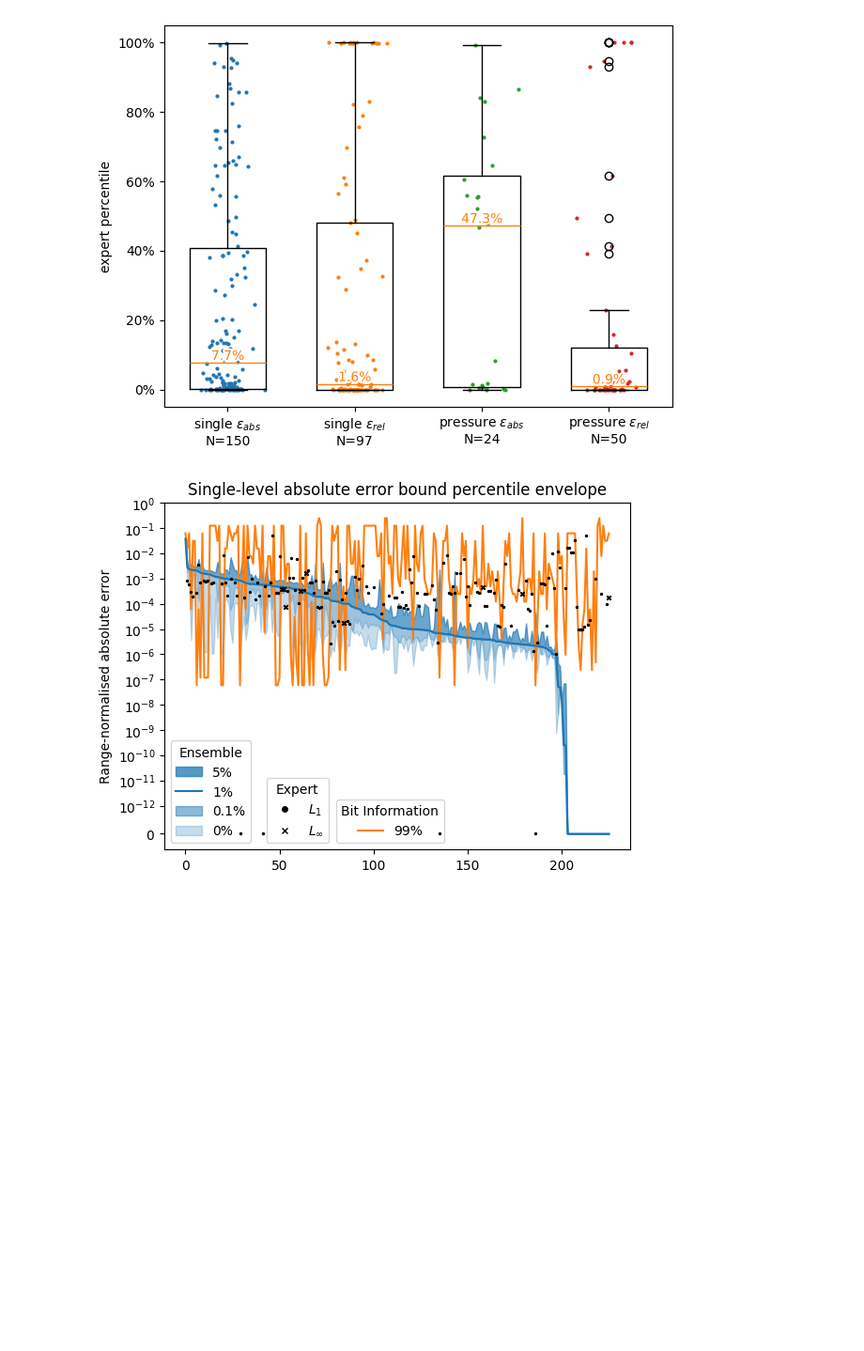
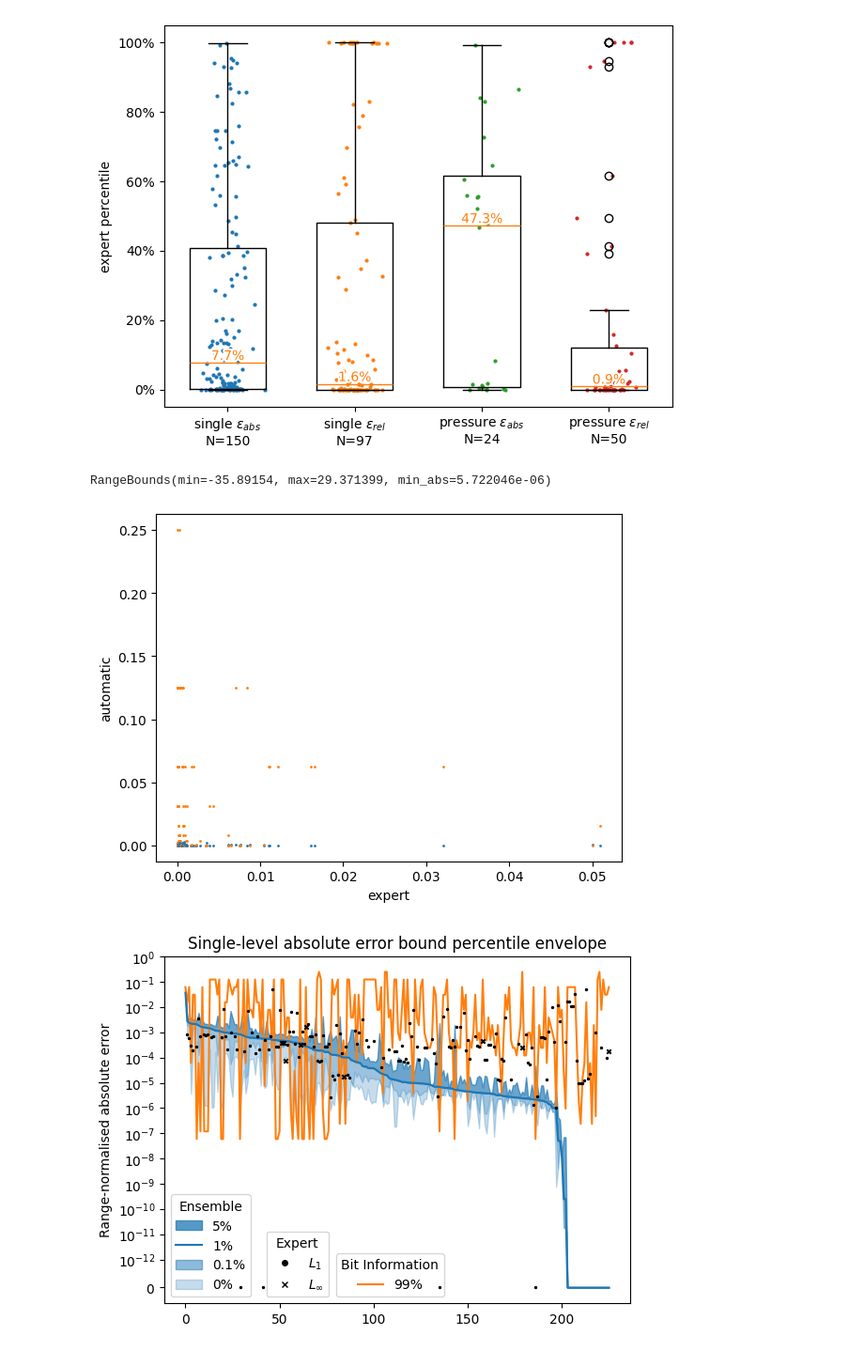
Before and after one commit to juntyr/era5-ensemble-compression-tolerance, a Jupyter notebook: expert-quantile-plots.ipynb, the cells around one changed output. Shown at 94% size. Saved outputs shown, nothing was run; the diff lists cells and outputs as text; code cells hidden in the pictures; blank space fills up the shorter version.

```diff
--- a/expert-quantile-plots.ipynb
+++ b/expert-quantile-plots.ipynb
@@ -182,6 +182,31 @@ single_ensemble = dict(parse_single("ensemble-spread-single.txt"))
 single_range = dict(parse_single("range-single.txt"))
 # %%
 single_bit_information = dict(parse_single("bit-information-single.txt"))
+# %%
+single_range["u10"]
+# %% [output]
+RangeBounds(min=-35.89154, max=29.371399, min_abs=5.722046e-06)
+# %%
+fig, ax = plt.subplots()
+
+for key, expert in single_expert:
+    ax.scatter(
+        expert.absolute_value / (single_range[key].max - single_range[key].min),
+        single_ensemble[key].absolute[2] / (single_range[key].max - single_range[key].min),
+        s=1, c="tab:blue",
+    )
+    ax.scatter(
+        expert.absolute_value / (single_range[key].max - single_range[key].min),
+        single_bit_information[key].linquant_absolute[2] / (single_range[key].max - single_range[key].min),
+        s=1, c="tab:orange",
+    )
+
+ax.set_xlabel("expert")
+ax.set_ylabel("automatic")
+
+plt.show()
+# %% [output]
+[figure, added]
 # %%
 fig, ax = plt.subplots()
 
```
Also changed, not shown: 4 other files.
